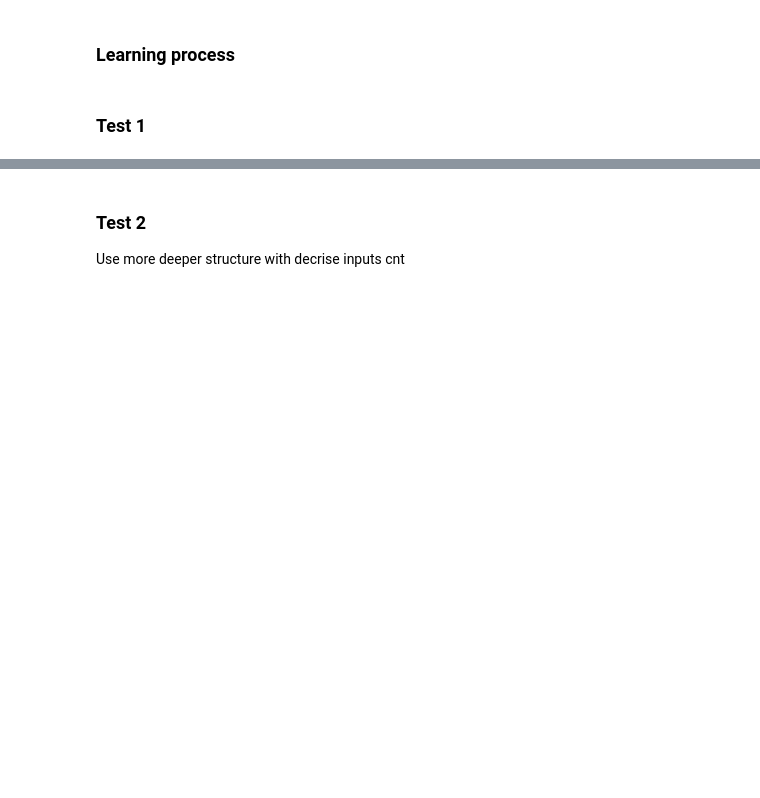
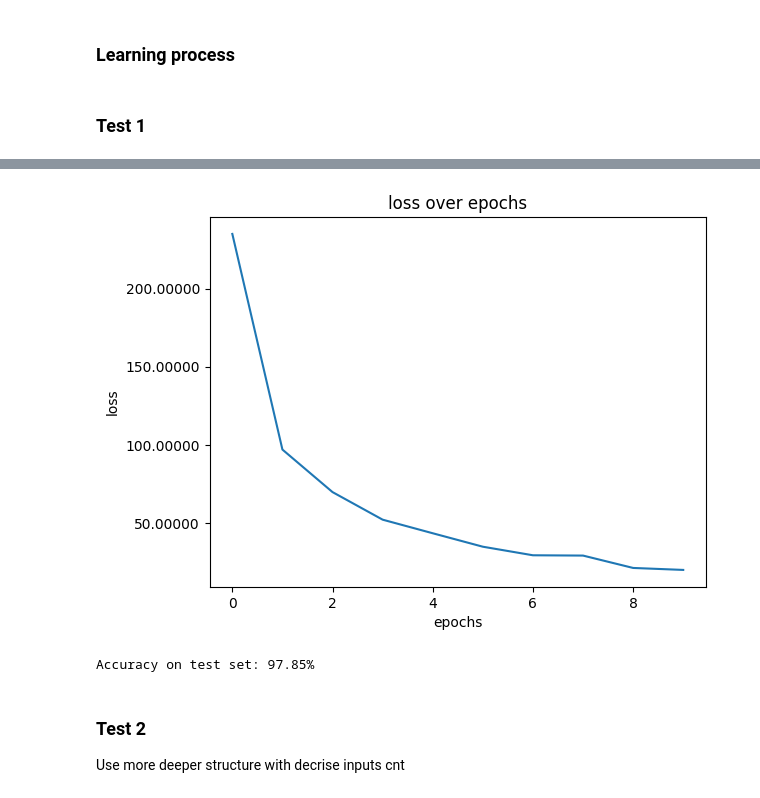
Before and after one commit to SmeysyaHromche/ML, a Jupyter notebook: nn_mnist/nn_mnist.ipynb, the cells around one changed output, grey strips where cells are left out. Cells and saved outputs as stored; diff of their text form; code cells hidden in the pictures; blank space fills up the shorter version.

```diff
--- a/nn_mnist/nn_mnist.ipynb
+++ b/nn_mnist/nn_mnist.ipynb
@@ -29,7 +91,8 @@ def parse_config(path:str)->dict:
 # %% [markdown]
 ### Prepare data for learning
 # %%
-def prepare_learn_data(config)->DataLoader:
+
+def prepare_learn_data(config:Dict)->DataLoader:
     transform = transforms.Compose(
         [transforms.ToTensor(),
         transforms.Normalize((0.1307), (0.3081))]
@@ -47,0 +111,11 @@ def prepare_learn_data(config)->DataLoader:
+# %%
+def vizualization(x:np.array, x_label:str, y:np.array, y_label:str, title:str, x_flag_float:bool=False, y_flag_float:bool=False):
+    plt.plot(x, y)
+    plt.title(title)
+    if x_flag_float:
+        plt.ticklabel_format(style='plain', axis='x')
+    if y_flag_float:
+        plt.gca().yaxis.set_major_formatter(mtik.FormatStrFormatter('%.5f'))
+    plt.xlabel(x_label)
+    plt.ylabel(y_label)
+    plt.show()
@@ -52,17 +128,8 @@ class NeuralNetwork(nn.Module):
     def __init__(self, hidden_arr:List[Tuple[int, int]], act_f:str) -> None:
         super().__init__()
         self._HIDDEN_ARR = hidden_arr
-        self._activation = self._activation_decode(act_f)
+        self._activation = activation_decode(act_f)
         self._body = self._generate_architecture()
-
-
-    def _activation_decode(self, act_f_str):
-            if act_f_str == 'identity':
-                return nn.Identity()
-            elif act_f_str == 'sig':
-                return nn.SiLU()
-            else:
-                return nn.ReLU()
 
     def _generate_architecture(self)->nn.ModuleList:
         hidden = nn.ModuleList()
@@ -81,8 +148,11 @@ class NeuralNetwork(nn.Module):
 # %% [markdown]
 ### Learning process
 # %%
-def train(device:torch.device, model:NeuralNetwork, config:dict, train_loader:DataLoader, criterion:nn.CrossEntropyLoss, optimizer:optim.Adam):
+def train(device:torch.device, model:NeuralNetwork, config:Dict, train_loader:DataLoader, criterion:nn.CrossEntropyLoss, optimizer:optim.Adam):
     model.train()
+    x_epoch = np.array([], dtype=float)
+    y_loss = np.array([], dtype=int)
+
     for epoch in range(config['nn_config']['epochs']):
         running_loss = 0.0
         for batch_idx, (data, target) in enumerate(train_loader):
@@ -95,8 +165,11 @@ def train(device:torch.device, model:NeuralNetwork, config:dict, train_loader:Da
             running_loss += loss.item()
             #if batch_idx % 100 == 0:
             #    print(f'Epoch [{epoch+1}/{config['nn_config']['epochs']}], Step [{batch_idx+1}/{len(train_loader)}], Loss: {loss.item():.4f}')
+        x_epoch = np.append(x_epoch, epoch)
+        y_loss = np.append(y_loss, running_loss)
+        print(f'Epoch {epoch+1} finished with avg loss: {running_loss/len(train_loader):.4f}')
 
-        print(f'Epoch {epoch+1} finished with avg loss: {running_loss/len(train_loader):.4f}')
+    vizualization(x_epoch, 'epochs', y_loss, 'loss', 'loss over epochs', y_flag_float=True)
 
 def test(device: torch.device, model:NeuralNetwork, test_loader:DataLoader):
         model.eval()
@@ -119,12 +192,11 @@ def learning(config):
     model = NeuralNetwork(config['nn_config']['hidden_arr'], config['nn_config']['act_f']).to(device)
     criterion = nn.CrossEntropyLoss()
     optimizer = optim.Adam(model.parameters(), lr=config['nn_config']['learning_rate'])
-    #return
     train(device, model, config, train_loader, criterion, optimizer)
     test(device, model, test_loader)
 # %% [markdown]
 ### Test 1
 # %%
-config = parse_config('config/config1.json')
+config = parse_config('config/config1.json', VALID_JSON)
 learning(config)
 # %% [output]
@@ -142,3 +213,5 @@ Accuracy on test set: 97.89%
+[figure, added]
+Accuracy on test set: 97.85%
 # %% [markdown]
 ### Test 2
 Use more deeper structure with decrise inputs cnt
```
Also changed, not shown: parts of 17 cells of this notebook.
